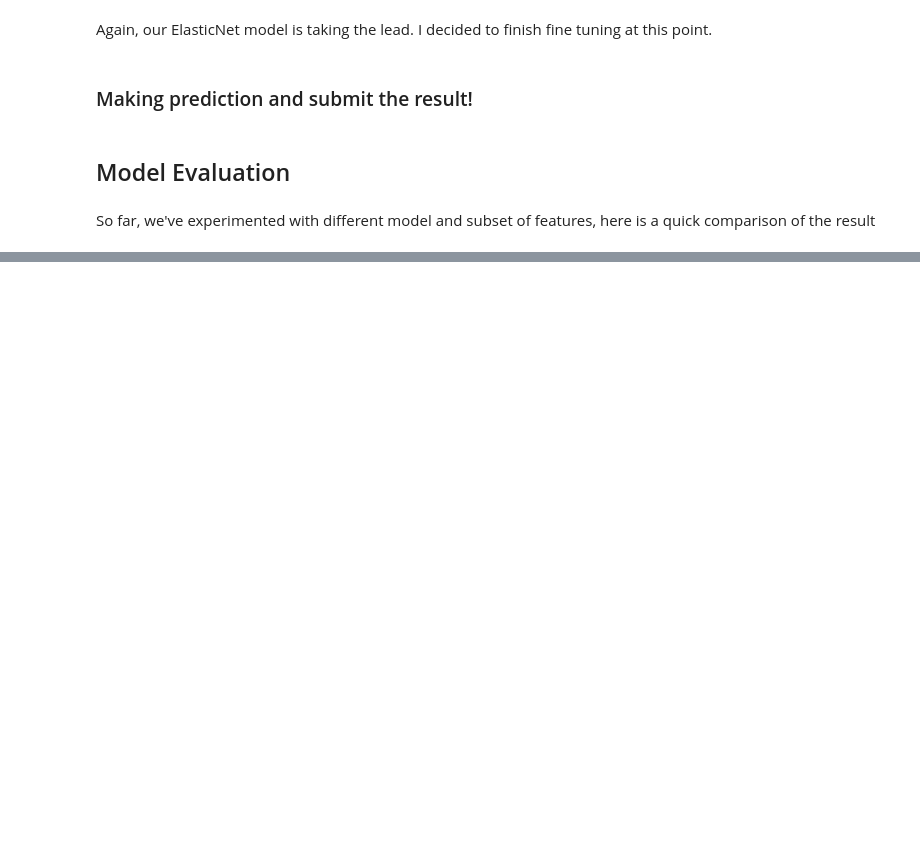
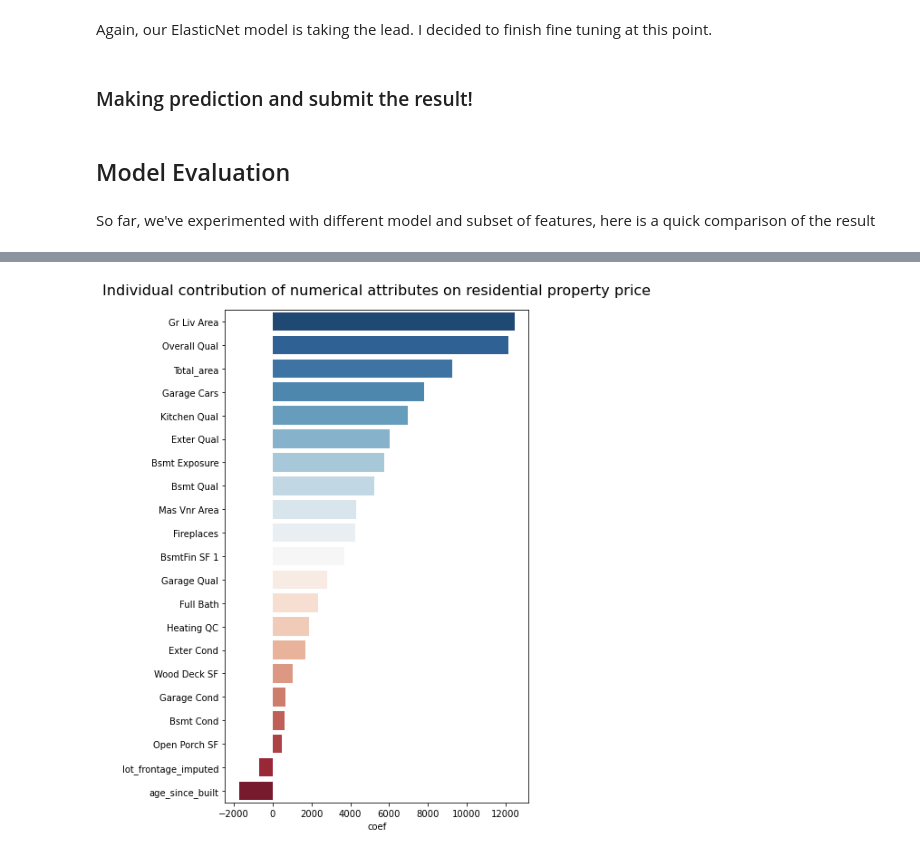
Before and after one commit to Joeycooky/DSI_Project_2, a Jupyter notebook: Code/model_polyorder2.ipynb, the cells around one changed output, grey strips where cells are left out. Saved outputs shown, nothing was run; the diff lists cells and outputs as text; code cells hidden in the pictures; blank space fills up the shorter version.

```diff
--- a/Code/model_polyorder2.ipynb
+++ b/Code/model_polyorder2.ipynb
@@ -638,0 +668,7 @@ So far, we've experimented with different model and subset of features, here is
+# %%
+train = pd.read_csv('../datasets/train.csv')
+train = cleaning_data(train)
+train = feat_eng(train)
+train = cat2num(train)
+X_train = prep(train,train)
+y_train = train['SalePrice']
@@ -638,0 +737,10 @@ So far, we've experimented with different model and subset of features, here is
+# %%
+num_feat = summary.loc[num_col].sort_values(by='coef',ascending=False)
+plt.figure(figsize = (6,10))
+g = sns.barplot(data=num_feat,
+            x='coef',
+            y=num_feat.index,
+           palette='RdBu_r')
+g.set_title('Individual contribution of numerical attributes on residential property price',y=1.02,fontsize=16);
+# %% [output]
+[figure, added]
```
Also changed, not shown: parts of 29 cells of this notebook, 12 other files.
